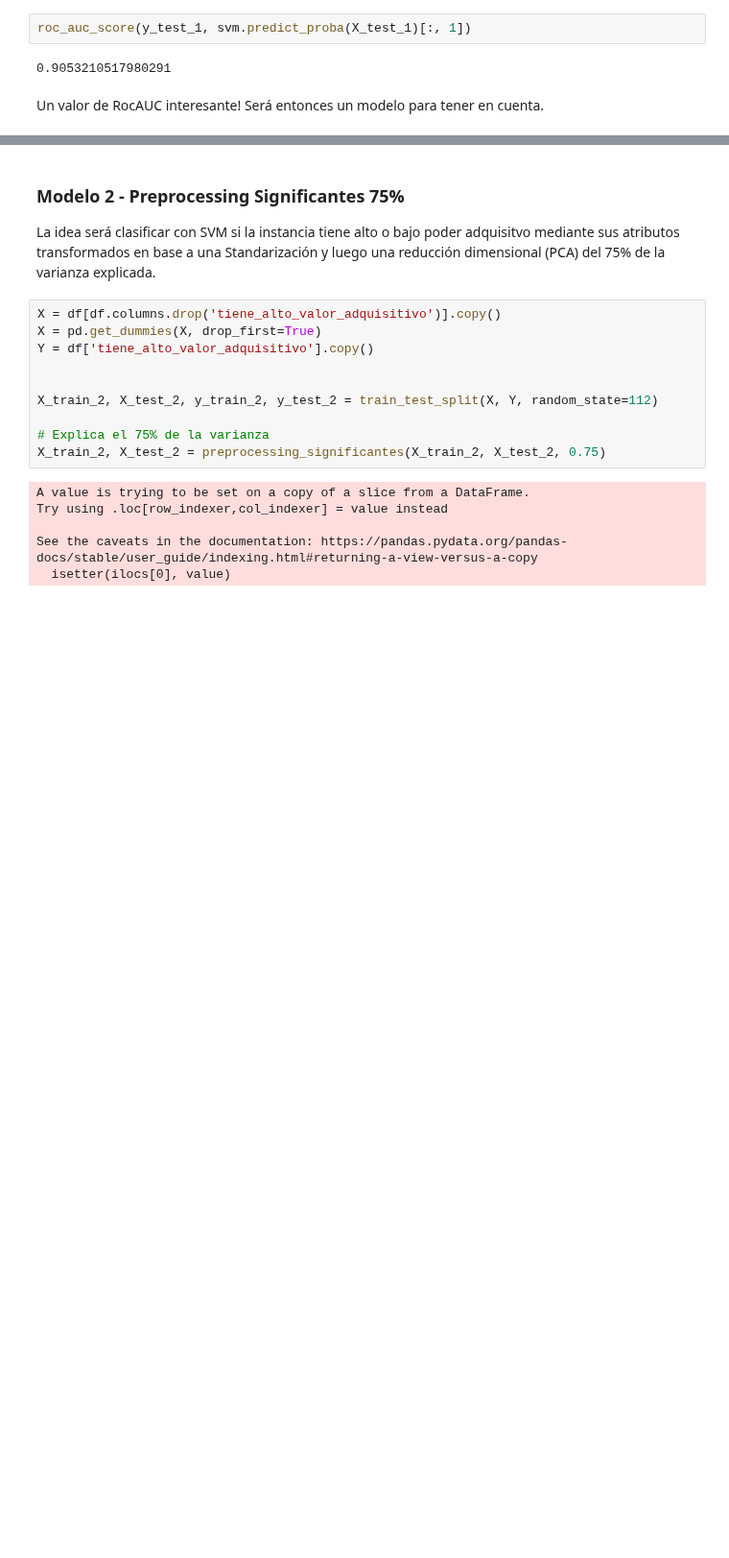
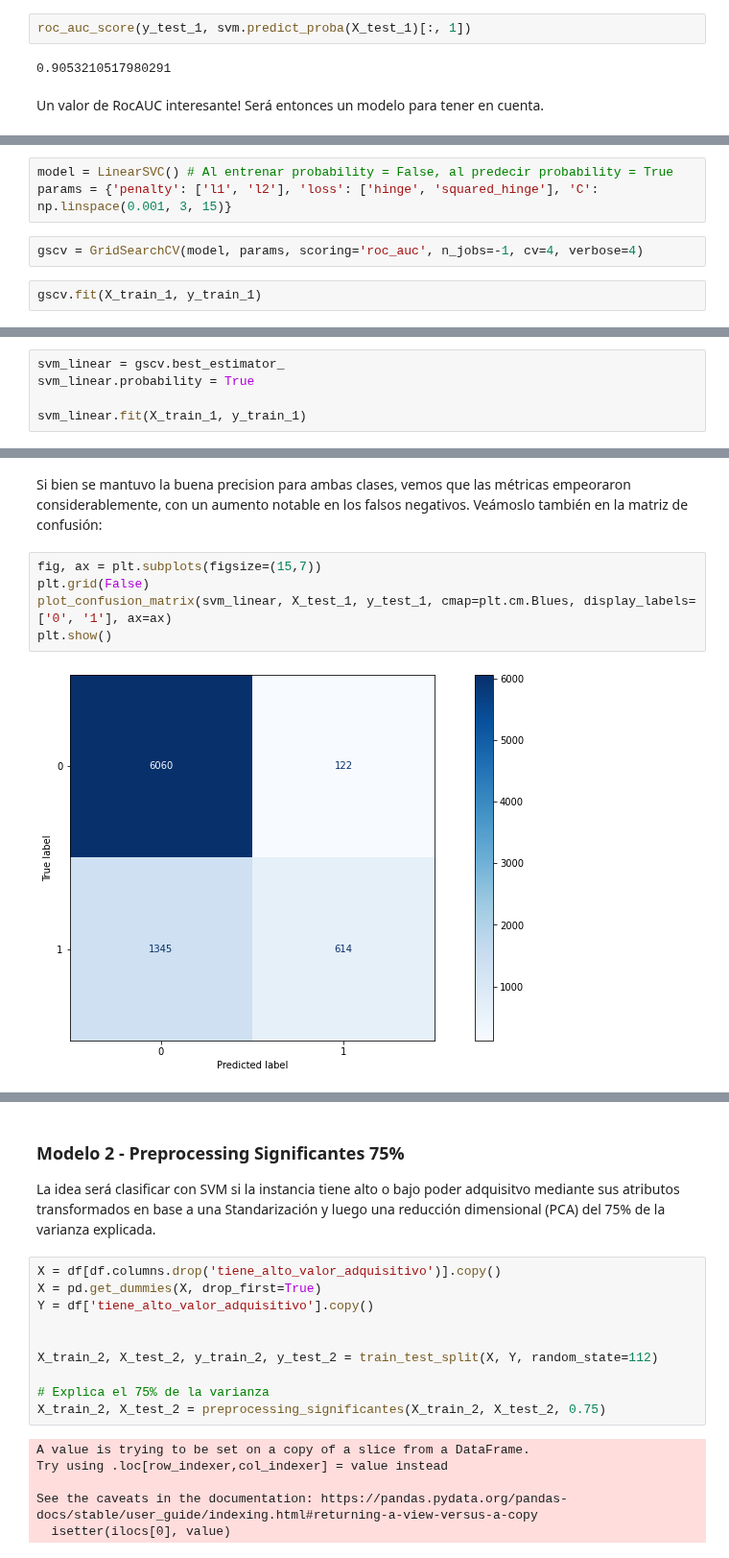
Before and after one commit to ncontinanza/tp-datos-1c2021-de-angelis-riva-continanza, a Jupyter notebook: Parte2/SVM.ipynb, the cells around one changed output, grey strips where cells are left out. Shown at 96% size. Cells and saved outputs as stored; diff of their text form; blank space fills up the shorter version.

```diff
--- a/Parte2/SVM.ipynb
+++ b/Parte2/SVM.ipynb
@@ -124,0 +127,7 @@ Un valor de RocAUC interesante! Será entonces un modelo para tener en cuenta.
+# %%
+model = LinearSVC() # Al entrenar probability = False, al predecir probability = True
+params = {'penalty': ['l1', 'l2'], 'loss': ['hinge', 'squared_hinge'], 'C': np.linspace(0.001, 3, 15)}
+# %%
+gscv = GridSearchCV(model, params, scoring='roc_auc', n_jobs=-1, cv=4, verbose=4)
+# %%
+gscv.fit(X_train_1, y_train_1)
@@ -124,0 +149,5 @@ Un valor de RocAUC interesante! Será entonces un modelo para tener en cuenta.
+# %%
+svm_linear = gscv.best_estimator_
+svm_linear.probability = True
+
+svm_linear.fit(X_train_1, y_train_1)
@@ -124,0 +167,9 @@ Un valor de RocAUC interesante! Será entonces un modelo para tener en cuenta.
+# %% [markdown]
+Si bien se mantuvo la buena precision para ambas clases, vemos que las métricas empeoraron considerablemente, con un aumento notable en los falsos negativos. Veámoslo también en la matriz de confusión:
+# %%
+fig, ax = plt.subplots(figsize=(15,7))
+plt.grid(False)
+plot_confusion_matrix(svm_linear, X_test_1, y_test_1, cmap=plt.cm.Blues, display_labels=['0', '1'], ax=ax)
+plt.show()
+# %% [output]
+[figure, added]
```
Also changed, not shown: parts of 8 cells of this notebook, 2 other files.
